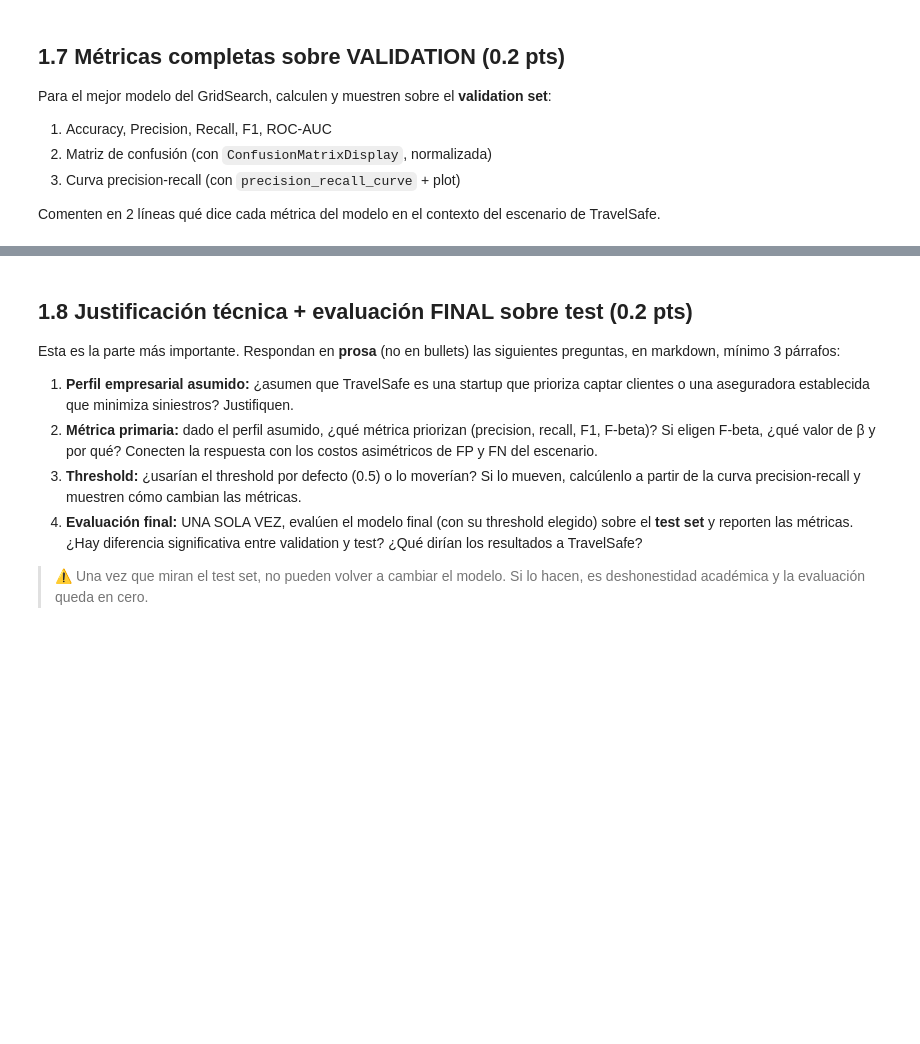
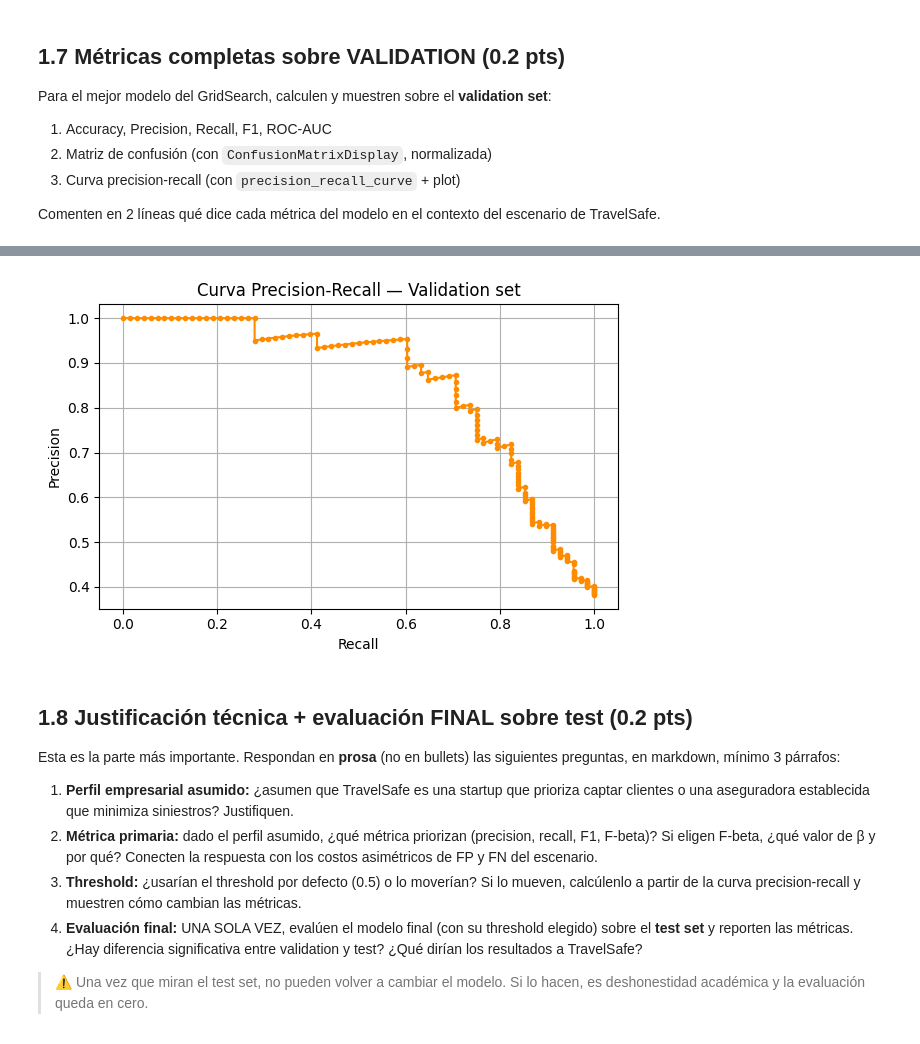
Before and after one commit to Andr3sss/Machine-Learning-6-SIN-A-Mar-Jul-2026, a Jupyter notebook: evaluacion_titanic.ipynb, the cells around one changed output, grey strips where cells are left out. Saved outputs shown, nothing was run; the diff lists cells and outputs as text; code cells hidden in the pictures; blank space fills up the shorter version.

```diff
--- a/evaluacion_titanic.ipynb
+++ b/evaluacion_titanic.ipynb
@@ -362,3 +438,18 @@ Comenten en 2 líneas qué dice cada métrica del modelo en el contexto del esce
+# %%
+# Curva Precision-Recall
+precision_vals, recall_vals, thresholds_pr = precision_recall_curve(y_val, y_proba_val)
+
+plt.figure(figsize=(6, 4))
+plt.plot(recall_vals, precision_vals, marker='.', color='darkorange')
+plt.xlabel('Recall')
+plt.ylabel('Precision')
+plt.title('Curva Precision-Recall — Validation set')
+plt.grid(True)
+plt.tight_layout()
+plt.savefig('pr_curve.png')
+plt.show()
+# %% [output]
+[figure, added]
 # %% [markdown]
 ## 1.8 Justificación técnica + evaluación FINAL sobre test (0.2 pts)
 
```
Also changed, not shown: parts of 11 cells of this notebook, 2 other files.
